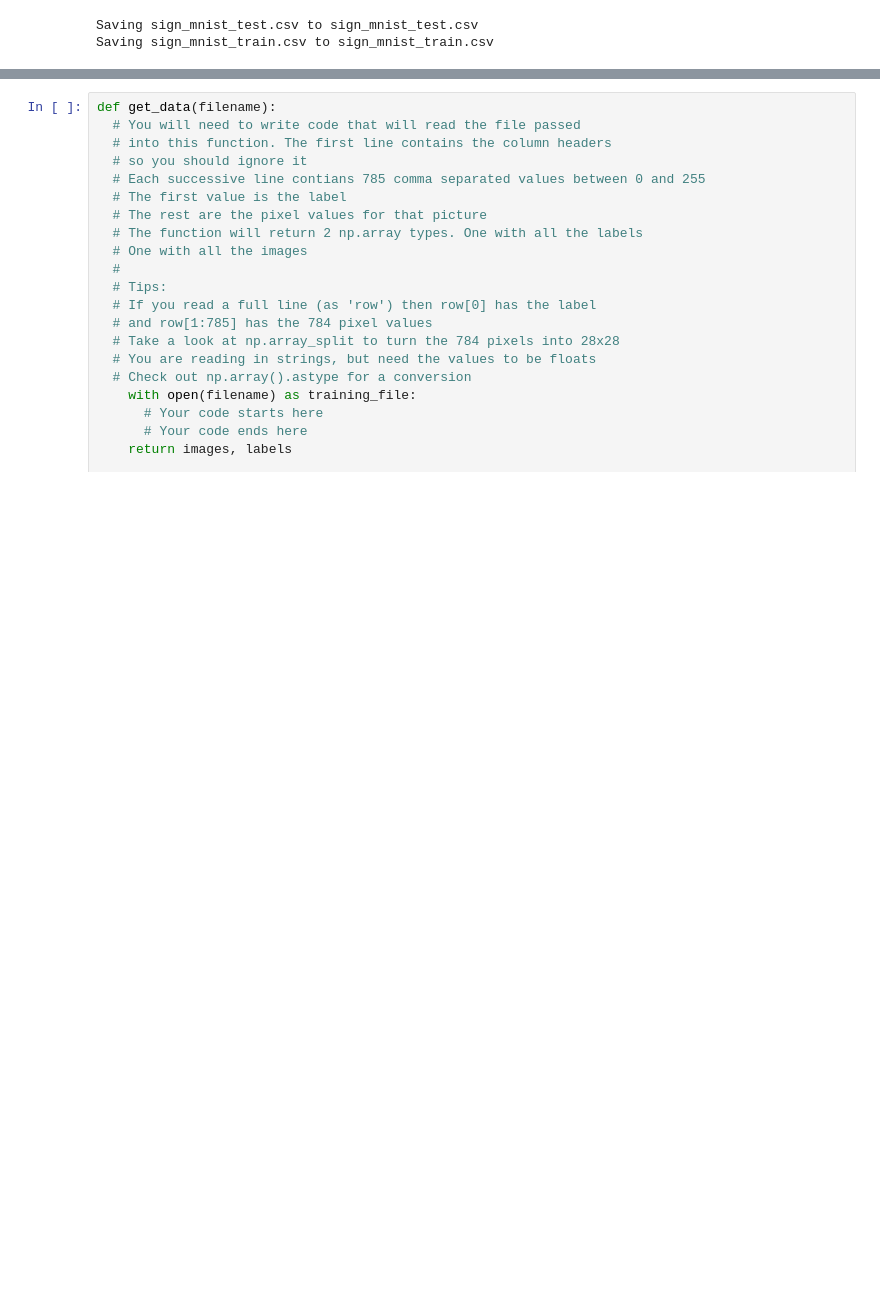
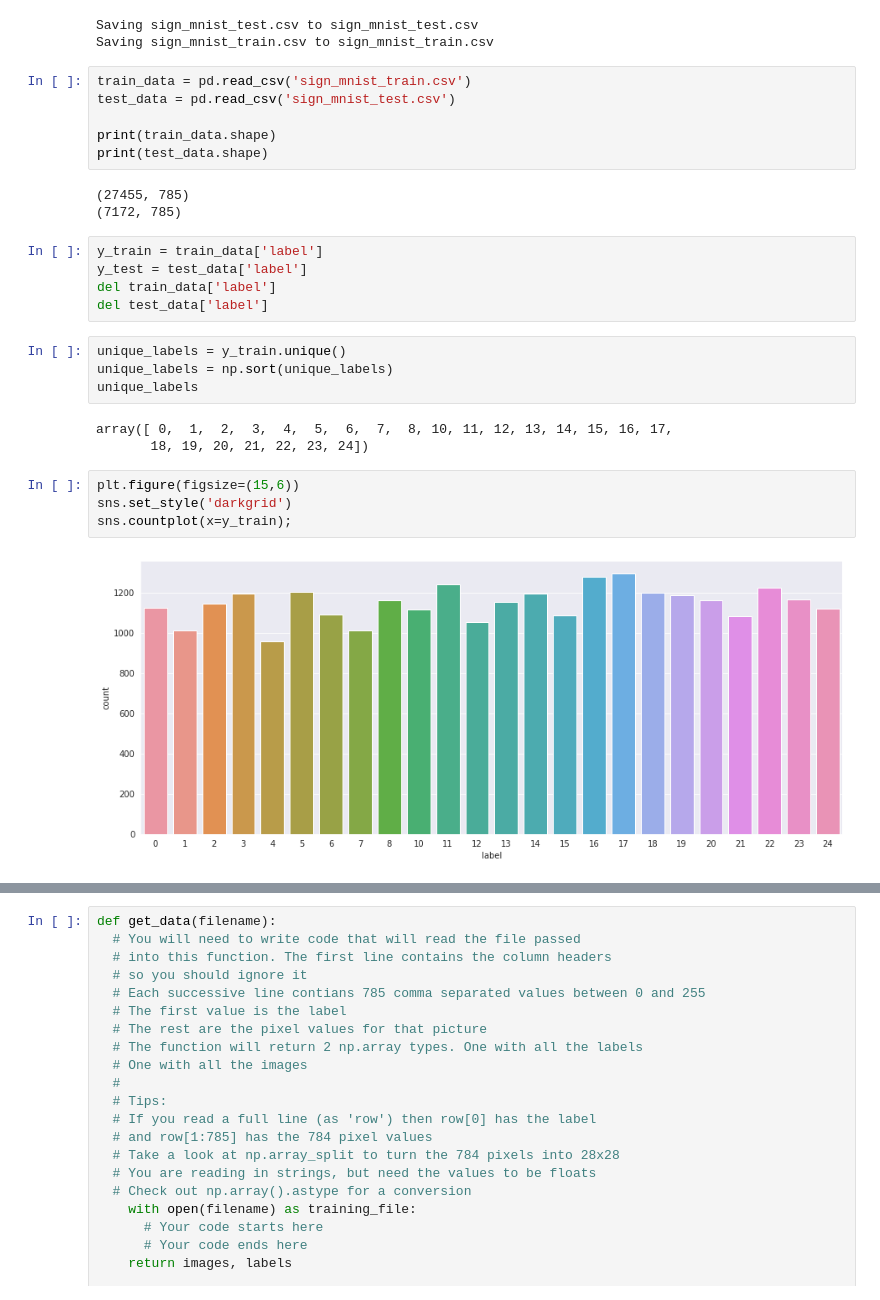
Before and after one commit to kev-luo/tensorflow-course, a Jupyter notebook: Exercises/Exercise 8 - Multiclass with Signs/Exercise 8 - Question.ipynb, the cells around one changed output, grey strips where cells are left out. Cells and saved outputs as stored; diff of their text form; blank space fills up the shorter version.

```diff
--- a/Exercises/Exercise 8 - Multiclass with Signs/Exercise 8 - Question.ipynb
+++ b/Exercises/Exercise 8 - Multiclass with Signs/Exercise 8 - Question.ipynb
@@ -30,3 +39,30 @@ uploaded=files.upload()
 [interactive output not drawn]
 Saving sign_mnist_test.csv to sign_mnist_test.csv
 Saving sign_mnist_train.csv to sign_mnist_train.csv
+# %%
+train_data = pd.read_csv('sign_mnist_train.csv')
+test_data = pd.read_csv('sign_mnist_test.csv')
+
+print(train_data.shape)
+print(test_data.shape)
+# %% [output]
+(27455, 785)
+(7172, 785)
+# %%
+y_train = train_data['label']
+y_test = test_data['label']
+del train_data['label']
+del test_data['label']
+# %%
+unique_labels = y_train.unique()
+unique_labels = np.sort(unique_labels)
+unique_labels
+# %% [output]
+array([ 0,  1,  2,  3,  4,  5,  6,  7,  8, 10, 11, 12, 13, 14, 15, 16, 17,
+       18, 19, 20, 21, 22, 23, 24])
+# %%
+plt.figure(figsize=(15,6))
+sns.set_style('darkgrid')
+sns.countplot(x=y_train);
+# %% [output]
+[figure, added]
```
Also changed, not shown: parts of 26 cells of this notebook.
